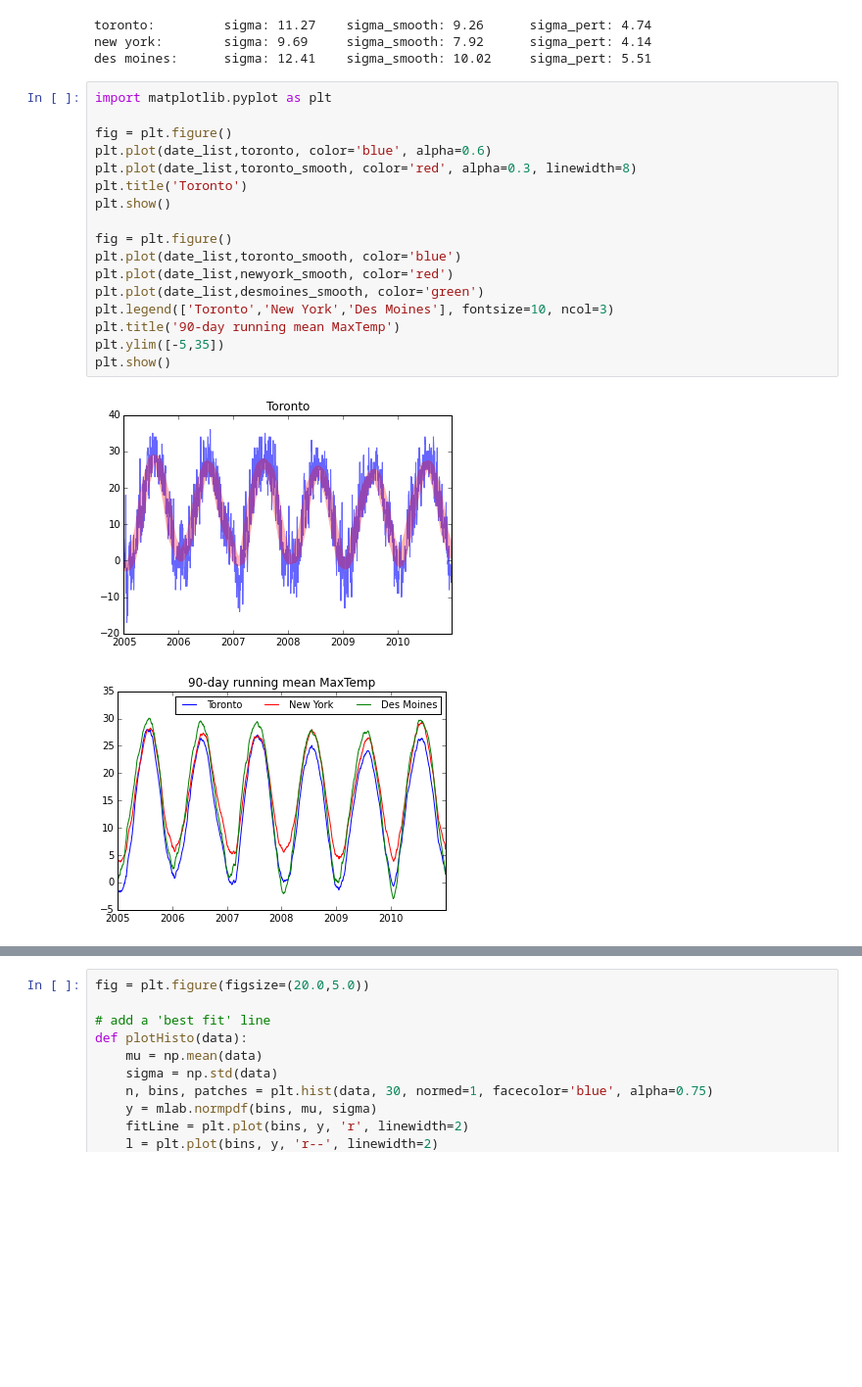
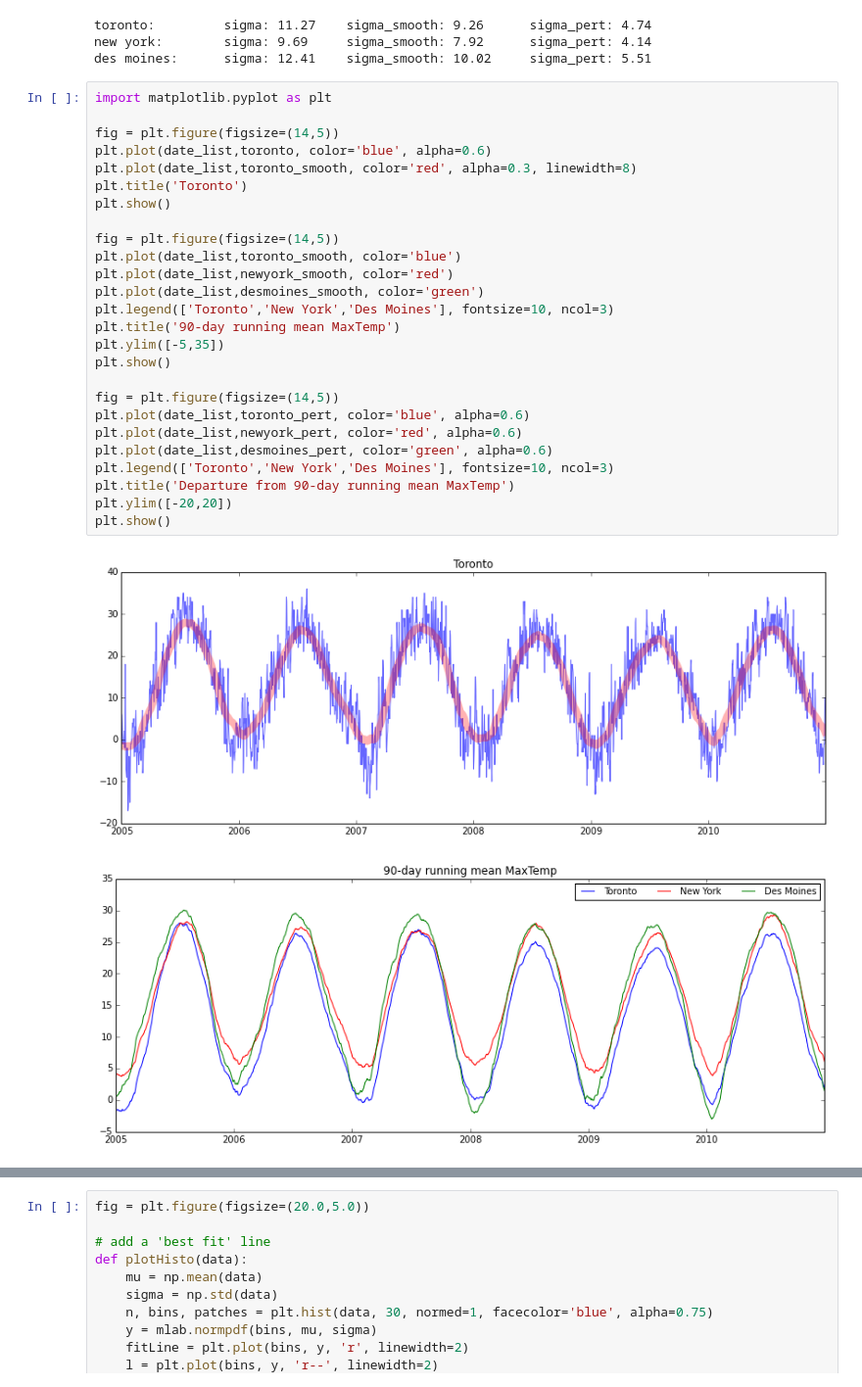
Before and after one commit to majorgowan/wpwp, a Jupyter notebook: Notebooks/wU_Smooth_and_pert.ipynb, the cells around one changed output, grey strips where cells are left out. Shown at 98% size. Drawn from its saved outputs; the diff is of its cells as text; blank space fills up the shorter version.

```diff
--- a/Notebooks/wU_Smooth_and_pert.ipynb
+++ b/Notebooks/wU_Smooth_and_pert.ipynb
@@ -34,20 +38,29 @@ des moines:      sigma: 12.41    sigma_smooth: 10.02     sigma_pert: 5.51
 # %%
 import matplotlib.pyplot as plt
 
-fig = plt.figure()
+fig = plt.figure(figsize=(14,5))
 plt.plot(date_list,toronto, color='blue', alpha=0.6)
 plt.plot(date_list,toronto_smooth, color='red', alpha=0.3, linewidth=8)
 plt.title('Toronto')
 plt.show()
 
-fig = plt.figure()
+fig = plt.figure(figsize=(14,5))
 plt.plot(date_list,toronto_smooth, color='blue')
 plt.plot(date_list,newyork_smooth, color='red')
 plt.plot(date_list,desmoines_smooth, color='green')
 plt.legend(['Toronto','New York','Des Moines'], fontsize=10, ncol=3)
 plt.title('90-day running mean MaxTemp')
 plt.ylim([-5,35])
 plt.show()
+
+fig = plt.figure(figsize=(14,5))
+plt.plot(date_list,toronto_pert, color='blue', alpha=0.6)
+plt.plot(date_list,newyork_pert, color='red', alpha=0.6)
+plt.plot(date_list,desmoines_pert, color='green', alpha=0.6)
+plt.legend(['Toronto','New York','Des Moines'], fontsize=10, ncol=3)
+plt.title('Departure from 90-day running mean MaxTemp')
+plt.ylim([-20,20])
+plt.show()
 # %% [output]
-[figure, old version]
+[figure, new version]
-[figure, old version]
+[figure, new version]
```
Also changed, not shown: parts of 10 cells of this notebook, 2 other files.
